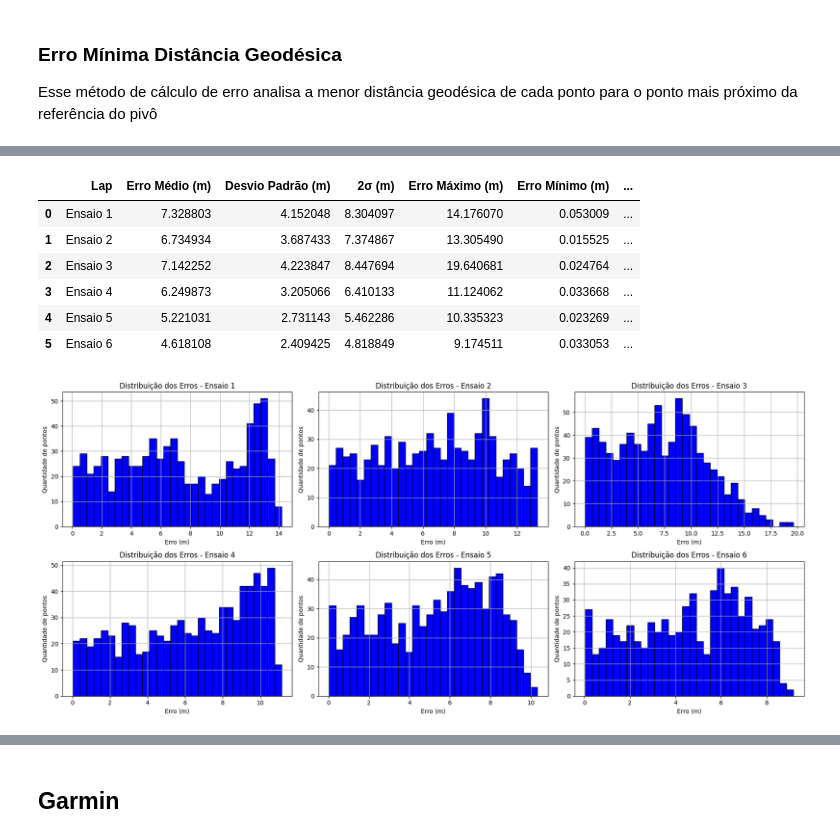
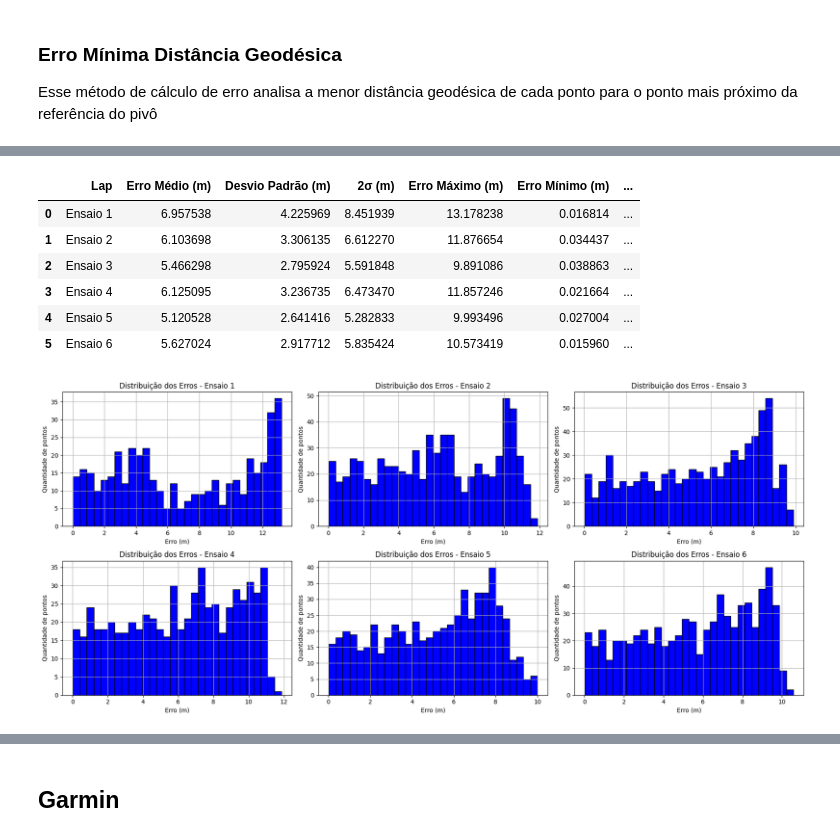
Before and after one commit to GabrielSan99/GNSS_C-A_CODE, a Jupyter notebook: analysis.ipynb, the cells around one changed output, grey strips where cells are left out. Saved outputs shown, nothing was run; the diff lists cells and outputs as text; code cells hidden in the pictures.

Commit message:
finished garmin analysis

```diff
--- a/analysis.ipynb
+++ b/analysis.ipynb
@@ -921,10 +926,13 @@ lap_2:
 # %%
+# Código apenas para estruturar as informações dos erros e mostrar de maneira organizada
 dados_erro = []
 
-i = 0
-for lap_name in laps.keys():
-    # Acessa as métricas de erro dentro de laps[lap_name]['erro_analysis']
-    erro_analysis = laps[lap_name]['erro_analysis']
+# Define os rótulos das voltas, por exemplo:
+labels = ['Ensaio 1', 'Ensaio 2', 'Ensaio 3', 'Ensaio 4', 'Ensaio 5', 'Ensaio 6']
+
+for i, lap_name in enumerate(laps.keys()):
+    # Acessa as métricas de erro do celular
+    erro_analysis = laps[lap_name]['celular']['erro_analysis']
 
     dados_erro.append({
         'Lap': labels[i],
@@ -936,42 +944,41 @@ for lap_name in laps.keys():
         'Quantidade de Pontos': erro_analysis['qtd_pontos']
     })
 
-    i +=1
+# Cria o DataFrame
+df_erro_celular = pd.DataFrame(dados_erro)
 
-# Cria o DataFrame
-df_erro_esp32 = pd.DataFrame(dados_erro)
-
-df_erro_esp32
+df_erro_celular
 # %% [output]
 |  | Lap | Erro Médio (m) | Desvio Padrão (m) | 2σ (m) | Erro Máximo (m) | Erro Mínimo (m) | ... |
-| 0 | Ensaio 1 | 7.328803 | 4.152048 | 8.304097 | 14.176070 | 0.053009 | ... |
-| 1 | Ensaio 2 | 6.734934 | 3.687433 | 7.374867 | 13.305490 | 0.015525 | ... |
-| 2 | Ensaio 3 | 7.142252 | 4.223847 | 8.447694 | 19.640681 | 0.024764 | ... |
-| 3 | Ensaio 4 | 6.249873 | 3.205066 | 6.410133 | 11.124062 | 0.033668 | ... |
-| 4 | Ensaio 5 | 5.221031 | 2.731143 | 5.462286 | 10.335323 | 0.023269 | ... |
-| 5 | Ensaio 6 | 4.618108 | 2.409425 | 4.818849 | 9.174511 | 0.033053 | ... |
+| 0 | Ensaio 1 | 6.957538 | 4.225969 | 8.451939 | 13.178238 | 0.016814 | ... |
+| 1 | Ensaio 2 | 6.103698 | 3.306135 | 6.612270 | 11.876654 | 0.034437 | ... |
+| 2 | Ensaio 3 | 5.466298 | 2.795924 | 5.591848 | 9.891086 | 0.038863 | ... |
+| 3 | Ensaio 4 | 6.125095 | 3.236735 | 6.473470 | 11.857246 | 0.021664 | ... |
+| 4 | Ensaio 5 | 5.120528 | 2.641416 | 5.282833 | 9.993496 | 0.027004 | ... |
+| 5 | Ensaio 6 | 5.627024 | 2.917712 | 5.835424 | 10.573419 | 0.015960 | ... |
 # %%
 # Vamos criar uma figura grande para 6 subplots
 fig, axs = plt.subplots(2, 3, figsize=(18, 8))
 axs = axs.flatten()
 
-
 # Para cada ensaio (lap) presente em laps
 for i, lap_name in enumerate(laps.keys()):
-    erros = laps[lap_name]['erro_analysis']['erros_metros']  # Erros individuais já calculados para cada lap
+    # Garante que existe análise de erro para celular
+    if "celular" in laps[lap_name] and "erro_analysis" in laps[lap_name]["celular"]:
+        erros = laps[lap_name]['celular']['erro_analysis']['erros_metros']  # Erros individuais do celular
 
-    # Cria o histograma para cada lap
-    axs[i].hist(erros, bins=30, color='blue', edgecolor='black')
-    axs[i].set_title(f'Distribuição dos Erros - {labels[i]}')
-    axs[i].set_xlabel('Erro (m)')
-    axs[i].set_ylabel('Quantidade de pontos')
-    axs[i].grid(True)
+        # Cria o histograma para cada lap
+        axs[i].hist(erros, bins=30, color='blue', edgecolor='black')
+        axs[i].set_title(f'Distribuição dos Erros - {labels[i]}')
+        axs[i].set_xlabel('Erro (m)')
+        axs[i].set_ylabel('Quantidade de pontos')
+        axs[i].grid(True)
 
 # Ajusta o layout para não sobrepor os elementos
 plt.tight_layout()
 plt.show()
 # %% [output]
-[figure, old version]
+[figure, new version]
 # %%
 # Lista para extrair os erros médios e desvios diretamente do dicionário laps
 laps_names = list(laps.keys())
```
Also changed, not shown: parts of 29 cells of this notebook, 32 other files.
